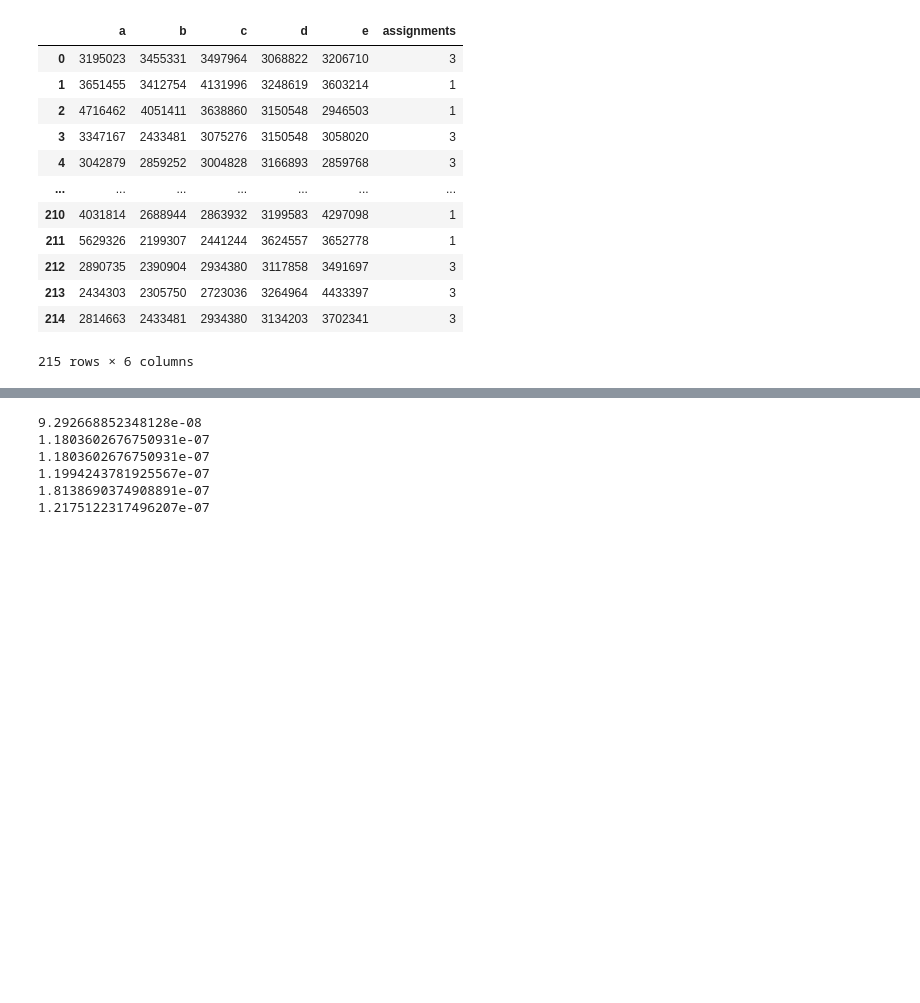
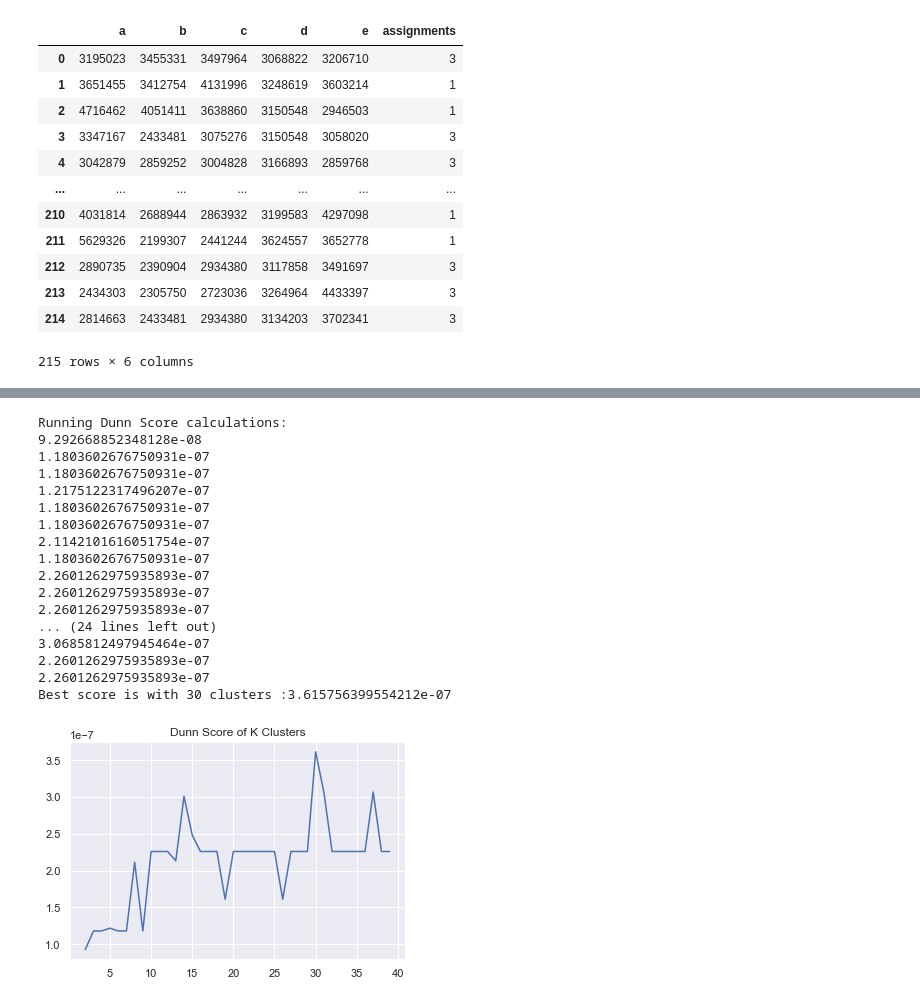
Before and after one commit to LiviReka/Optimization_assignments, a Jupyter notebook: kmeans.ipynb, the cells around one changed output, grey strips where cells are left out. Saved outputs shown, nothing was run; the diff lists cells and outputs as text; code cells hidden in the pictures; blank space fills up the shorter version.

```diff
--- a/kmeans.ipynb
+++ b/kmeans.ipynb
@@ -278,22 +188,29 @@ def get_dunn(d,k):
 # %%
 scores = []
 k = []
+print('Running Dunn Score calculations: ')
 for n in range(2,40):
-    try:
-        score = get_dunn(thyroid,n)
-    except:
-        score = None
-    print(score)
-    k.append(n)
+    score = get_dunn(thyroid,n)
     scores.append(score)
 
 sns.lineplot(x=k,y=scores).set_title('Dunn Score of K Clusters')
-
-# low is bad
+print(f'Best score is with {k[scores.index(max(scores))]} clusters :{max(scores)}')
 # %% [output]
+Running Dunn Score calculations:
 9.292668852348128e-08
 1.1803602676750931e-07
 1.1803602676750931e-07
-1.1994243781925567e-07
-1.8138690374908891e-07
 1.2175122317496207e-07
+1.1803602676750931e-07
+1.1803602676750931e-07
+2.1142101616051754e-07
+1.1803602676750931e-07
+2.2601262975935893e-07
+2.2601262975935893e-07
+2.2601262975935893e-07
+... (24 lines left out)
+3.0685812497945464e-07
+2.2601262975935893e-07
+2.2601262975935893e-07
+Best score is with 30 clusters :3.615756399554212e-07
+[figure, added]
```
Also changed, not shown: parts of 15 cells of this notebook.
